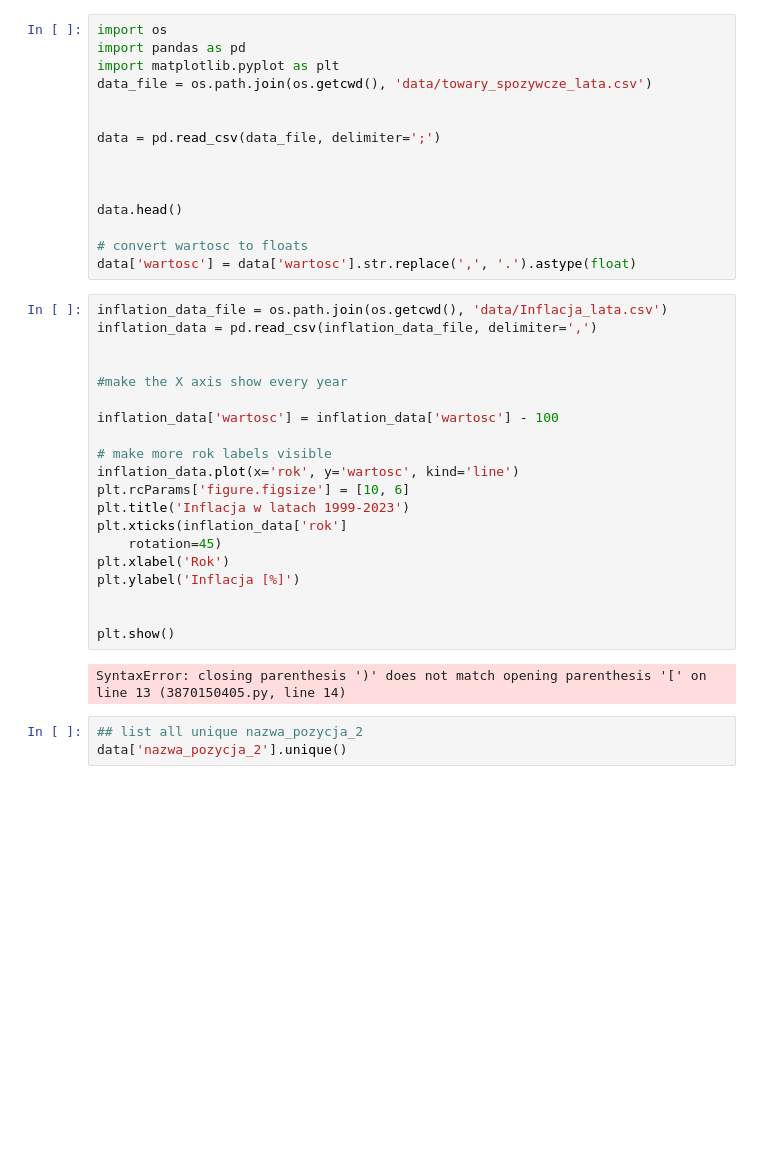
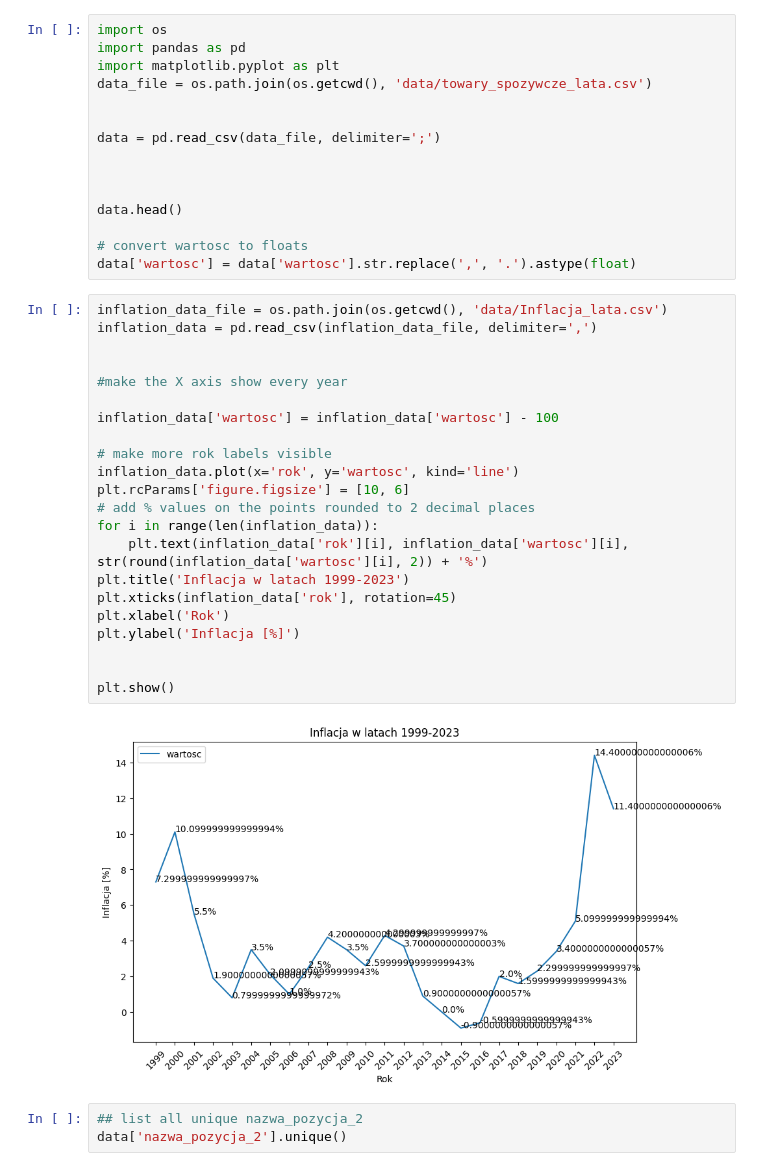
Before and after one commit to CrustyCracker/Statistics-Projects, a Jupyter notebook: PROJEKT-1/students_cost_increase.ipynb, the cells around one changed output. Saved outputs shown, nothing was run; the diff lists cells and outputs as text; blank space fills up the shorter version.

```diff
--- a/PROJEKT-1/students_cost_increase.ipynb
+++ b/PROJEKT-1/students_cost_increase.ipynb
@@ -26,25 +26,27 @@ data['wartosc'] = data['wartosc'].str.replace(',', '.').astype(float)
 # %%
 inflation_data_file = os.path.join(os.getcwd(), 'data/Inflacja_lata.csv')
 inflation_data = pd.read_csv(inflation_data_file, delimiter=',')
 
 
 #make the X axis show every year
 
 inflation_data['wartosc'] = inflation_data['wartosc'] - 100
 
 # make more rok labels visible
 inflation_data.plot(x='rok', y='wartosc', kind='line')
 plt.rcParams['figure.figsize'] = [10, 6]
+# add % values on the points rounded to 2 decimal places
+for i in range(len(inflation_data)):
+    plt.text(inflation_data['rok'][i], inflation_data['wartosc'][i], str(round(inflation_data['wartosc'][i], 2)) + '%')
 plt.title('Inflacja w latach 1999-2023')
-plt.xticks(inflation_data['rok']
-    rotation=45)
+plt.xticks(inflation_data['rok'], rotation=45)
 plt.xlabel('Rok')
 plt.ylabel('Inflacja [%]')
 
 
 plt.show()
 # %% [output]
-SyntaxError: closing parenthesis ')' does not match opening parenthesis '[' on line 13 (3870150405.py, line 14)
+[figure, added]
 # %%
 ## list all unique nazwa_pozycja_2
 data['nazwa_pozycja_2'].unique()
```
Also changed, not shown: 1 other file.
